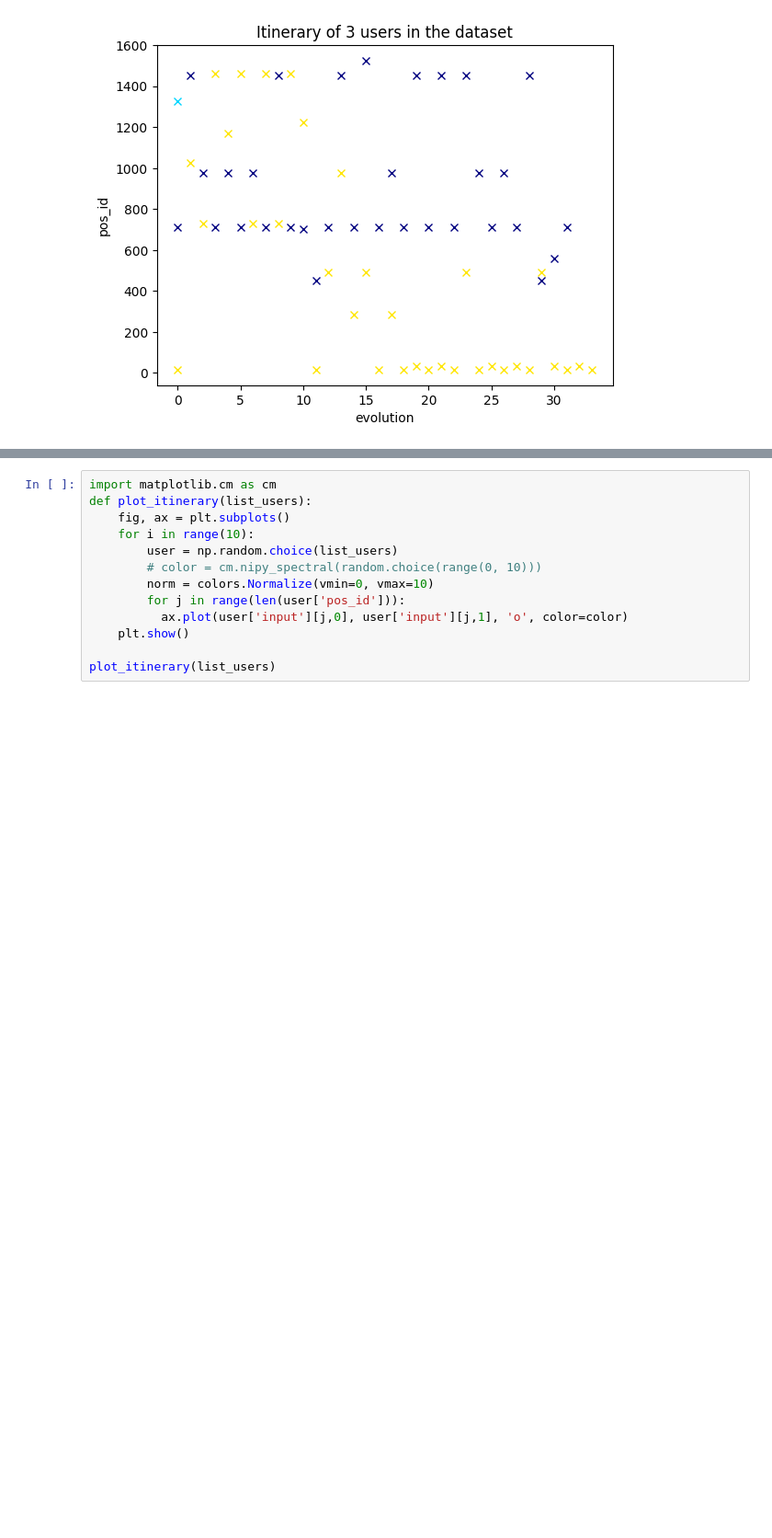
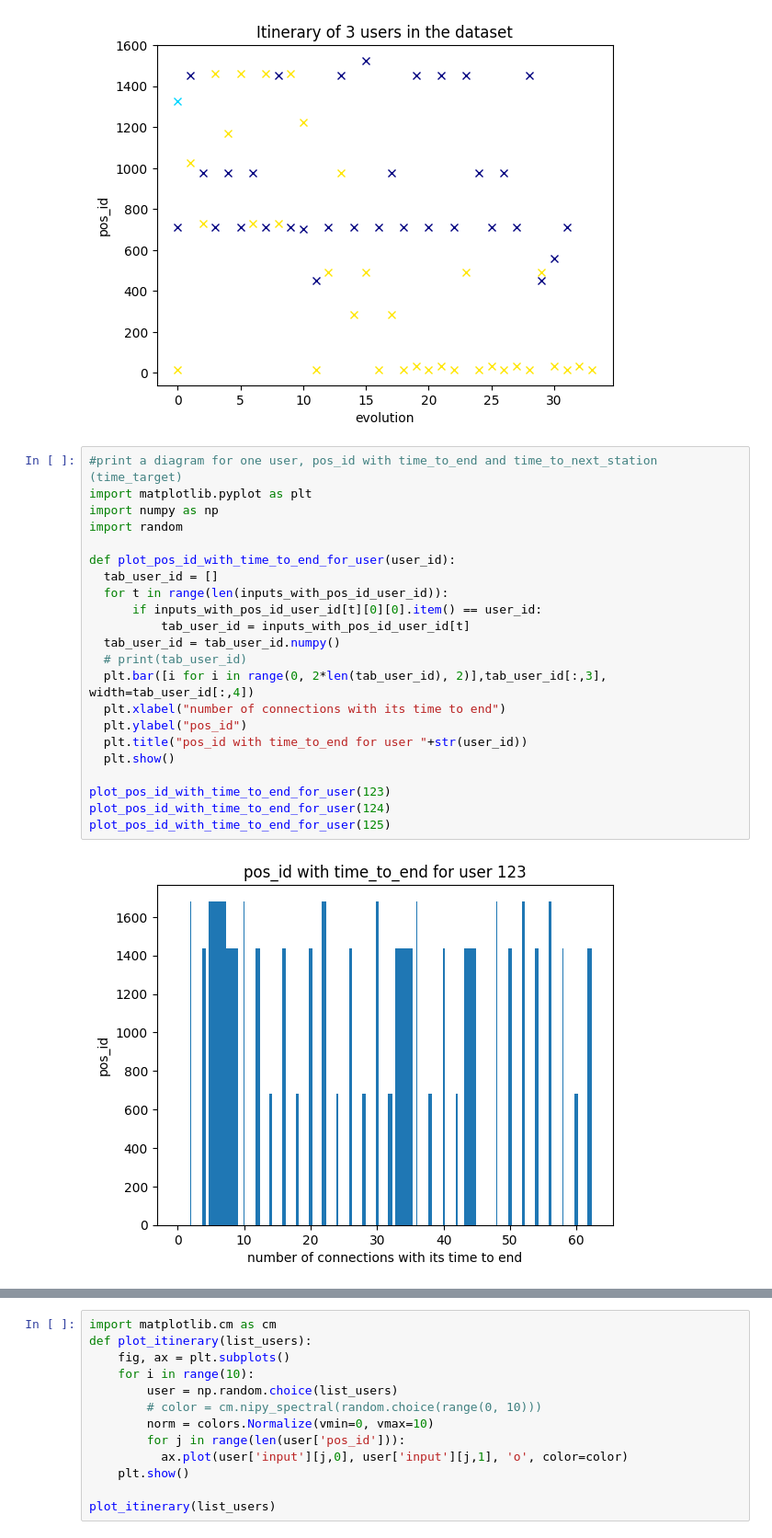
Before and after one commit to briag1/ProjetLong, a Jupyter notebook: Projet_Long_3_dt.ipynb, the cells around one changed output, grey strips where cells are left out. Shown at 92% size. Saved outputs shown, nothing was run; the diff lists cells and outputs as text; blank space fills up the shorter version.

```diff
--- a/Projet_Long_3_dt.ipynb
+++ b/Projet_Long_3_dt.ipynb
@@ -2065,3 +2070,27 @@ plt.show()
 [123, 157, 249, 289, 318, 440, 443, 468, 542, 561, 618, 639, 650, 661, 713, 747, 769, 775, 815, 835, 900, 917, 950, 963, 979, 1000, 1026, 1088, 1096, 1176, 1234, 1244, 1265, 1278, 1363, 1382, 1422, 14 ...
 3072
 [figure]
+# %%
+#print a diagram for one user, pos_id with time_to_end and time_to_next_station (time_target)
+import matplotlib.pyplot as plt
+import numpy as np
+import random
+
+def plot_pos_id_with_time_to_end_for_user(user_id):
+  tab_user_id = []
+  for t in range(len(inputs_with_pos_id_user_id)):
+      if inputs_with_pos_id_user_id[t][0][0].item() == user_id:
+          tab_user_id = inputs_with_pos_id_user_id[t]
+  tab_user_id = tab_user_id.numpy()
+  # print(tab_user_id)
+  plt.bar([i for i in range(0, 2*len(tab_user_id), 2)],tab_user_id[:,3], width=tab_user_id[:,4])
+  plt.xlabel("number of connections with its time to end")
+  plt.ylabel("pos_id")
+  plt.title("pos_id with time_to_end for user "+str(user_id))
+  plt.show()
+
+plot_pos_id_with_time_to_end_for_user(123)
+plot_pos_id_with_time_to_end_for_user(124)
+plot_pos_id_with_time_to_end_for_user(125)
+# %% [output]
+[figure, added]
```
Also changed, not shown: parts of 10 cells of this notebook.
